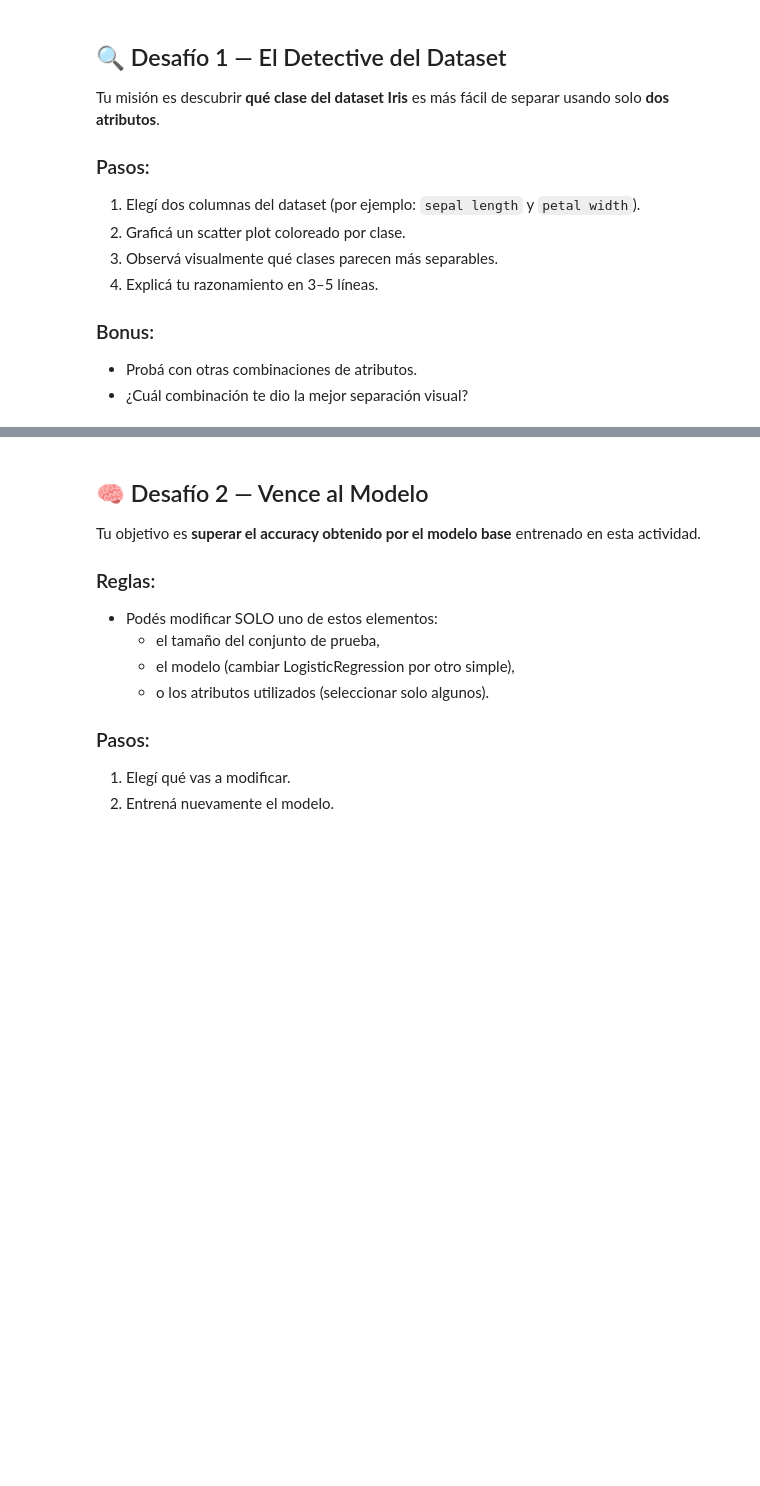
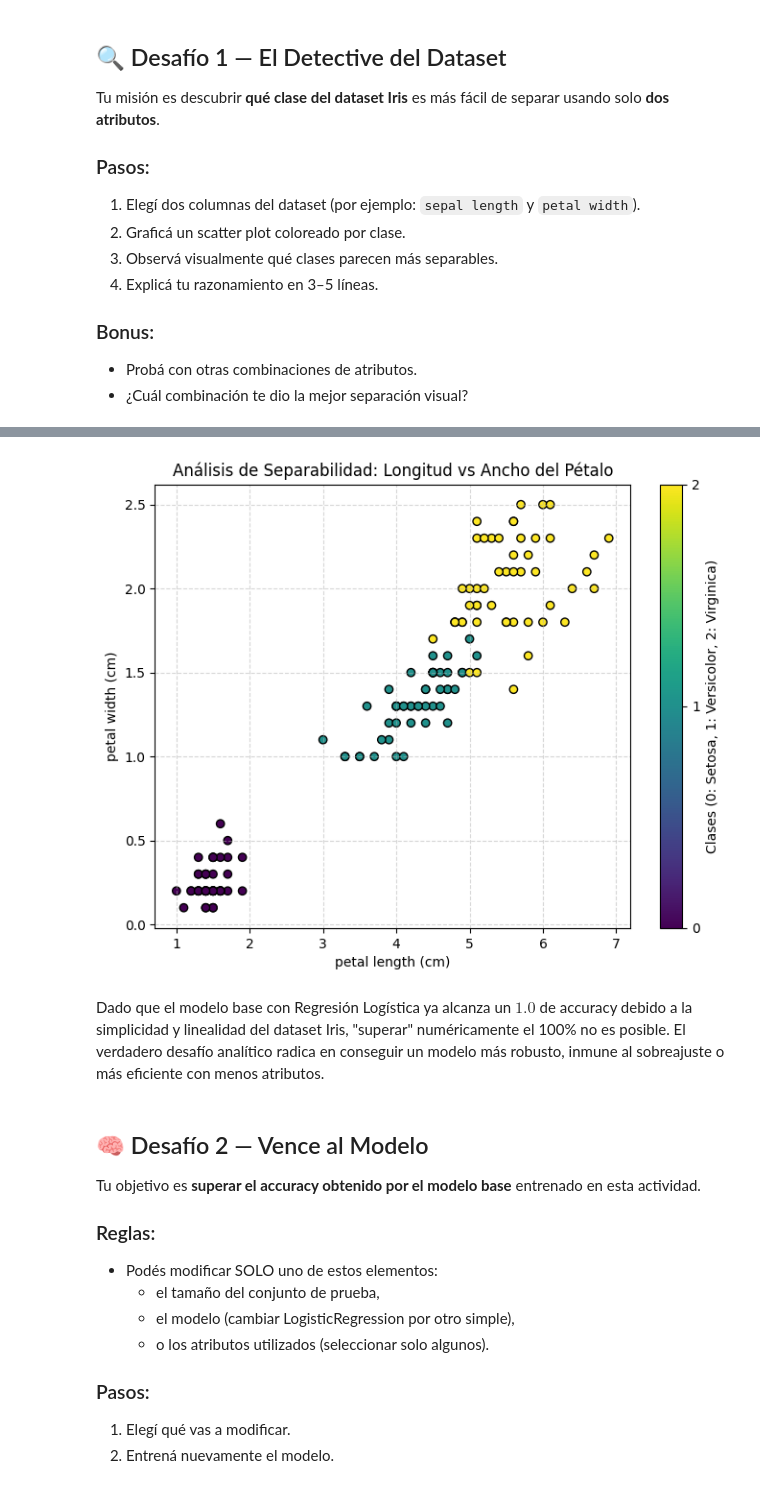
Before and after one commit to Andres-GM96/PEL115-ARDUINO-ADC, a Jupyter notebook: colab_notebook/1-Intro_aa.ipynb, the cells around one changed output, grey strips where cells are left out. Cells and saved outputs as stored; diff of their text form; code cells hidden in the pictures; blank space fills up the shorter version.

```diff
--- a/colab_notebook/1-Intro_aa.ipynb
+++ b/colab_notebook/1-Intro_aa.ipynb
@@ -160,3 +176,22 @@ plt.show()
+# %%
+import matplotlib.pyplot as plt
+
+# Seleccionamos las columnas correspondientes a Pétalos (índices 2 y 3)
+x_idx = 2
+y_idx = 3
+
+plt.figure(figsize=(8, 6))
+scatter = plt.scatter(df.iloc[:, x_idx], df.iloc[:, y_idx], c=df['target'], cmap='viridis', edgecolors='k')
+plt.xlabel(df.columns[x_idx])
+plt.ylabel(df.columns[y_idx])
+plt.title('Análisis de Separabilidad: Longitud vs Ancho del Pétalo')
+plt.colorbar(scatter, ticks=[0, 1, 2], label='Clases (0: Setosa, 1: Versicolor, 2: Virginica)')
+plt.grid(True, linestyle='--', alpha=0.5)
+plt.show()
+# %% [output]
+[figure, added]
+# %% [markdown]
+Dado que el modelo base con Regresión Logística ya alcanza un $1.0$ de accuracy debido a la simplicidad y linealidad del dataset Iris, "superar" numéricamente el 100% no es posible. El verdadero desafío analítico radica en conseguir un modelo más robusto, inmune al sobreajuste o más eficiente con menos atributos.
 # %% [markdown]
 ## 🧠 Desafío 2 — Vence al Modelo
 
```
Also changed, not shown: parts of 8 cells of this notebook.
